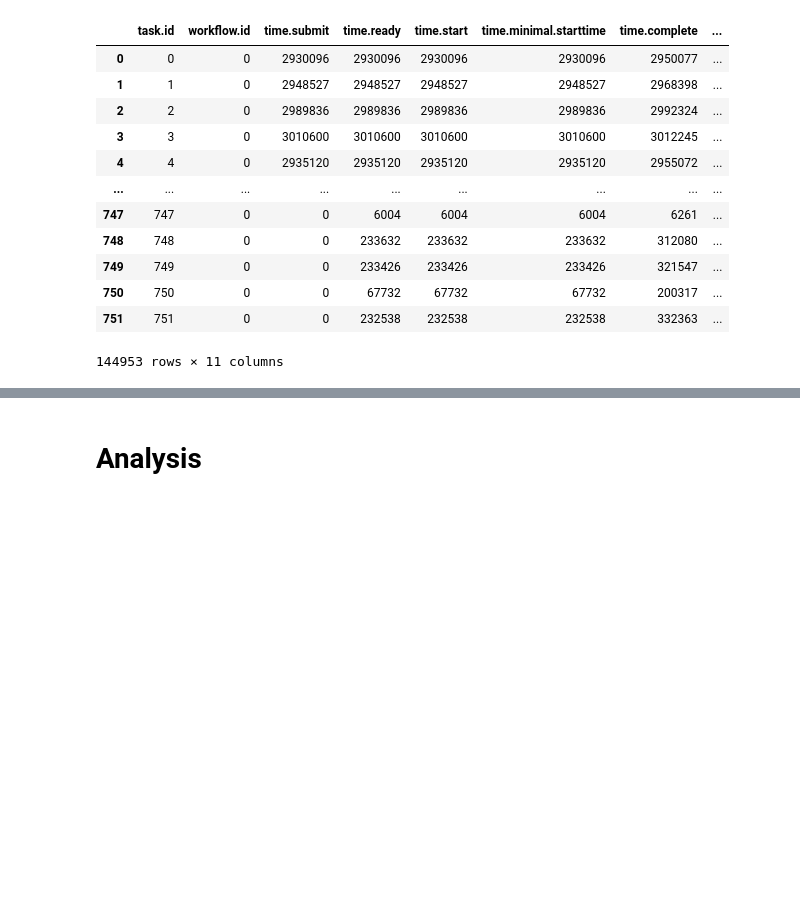
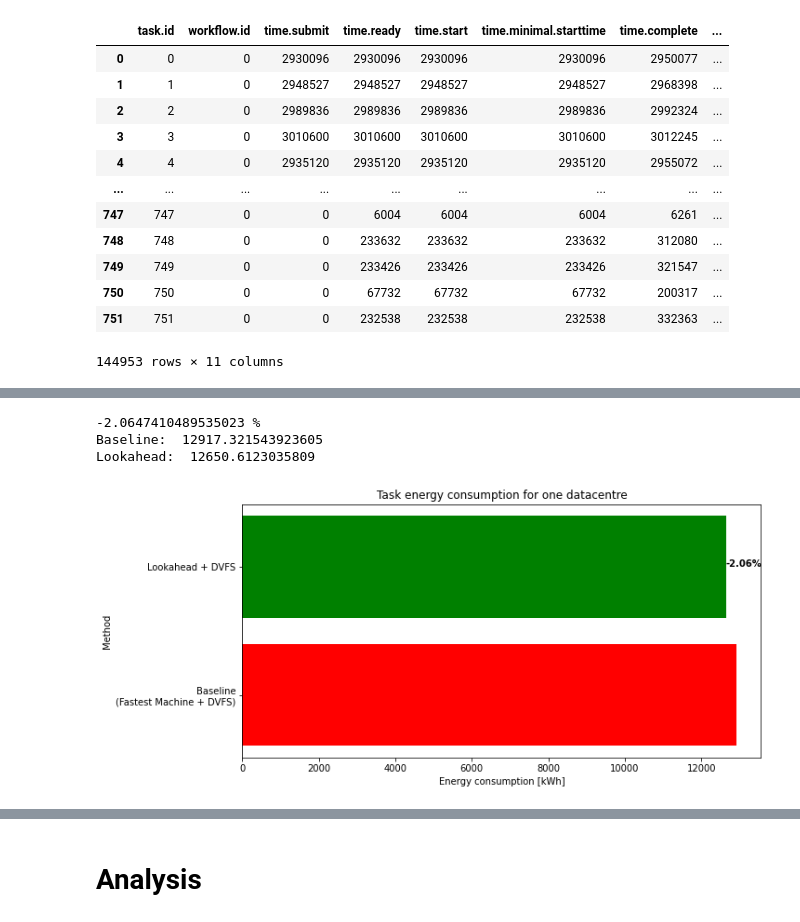
Before and after one commit to Raiduy/gdc-energy-efficiency-analysis, a Jupyter notebook: experiment_result_processing.ipynb, the cells around one changed output, grey strips where cells are left out. Cells and saved outputs as stored; diff of their text form; code cells hidden in the pictures; blank space fills up the shorter version.

Commit message:
add roadmap for graphs and complete step 1

```diff
--- a/experiment_result_processing.ipynb
+++ b/experiment_result_processing.ipynb
@@ -46,7 +46,7 @@ def create_env_dataframe(path_ex, trace_name):
 # %% [markdown]
 Experiment paths
 # %%
-path_ex1 = '../EX_1_old/'
+path_ex1 = '../EX_1/'
 path_ex2 = '../EX_2'
 # %% [markdown]
 Datacentre dependent dataframes
@@ -164,0 +189,24 @@ lookahead_performance_dc1
+# %%
+bl = tasks_dc1_fmp_df.groupby('trace_name').sum()['energy.consumed'].sum()
+nl = tasks_dc1_lah_df.groupby('trace_name').sum()['energy.consumed'].sum()
+
+difference_percentage = (nl - bl) / bl * 100
+print(difference_percentage, '%')
+print('Baseline: ', bl)
+print('Lookahead: ', nl)
+
+# plot the results in a horizontal bar chart with difference percentage
+fig, ax = plt.subplots(figsize=(10, 5))
+ax.barh('Baseline\n(Fastest Machine + DVFS)', bl, color='red')
+ax.barh('Lookahead + DVFS', nl, color='green')
+ax.set_title('Task energy consumption for one datacentre')
+ax.set_xlabel('Energy consumption [kWh]')
+ax.set_ylabel('Method')
+# ax.text(bl, 0, str(round(bl, 2)), color='black', fontweight='bold')
+ax.text(nl, 1, str(round(difference_percentage, 2))+'%', color='black', fontweight='bold')
+plt.show()
+# %% [output]
+-2.0647410489535023 %
+Baseline:  12917.321543923605
+Lookahead:  12650.6123035809
+[figure, added]
```
Also changed, not shown: parts of 13 cells of this notebook.
